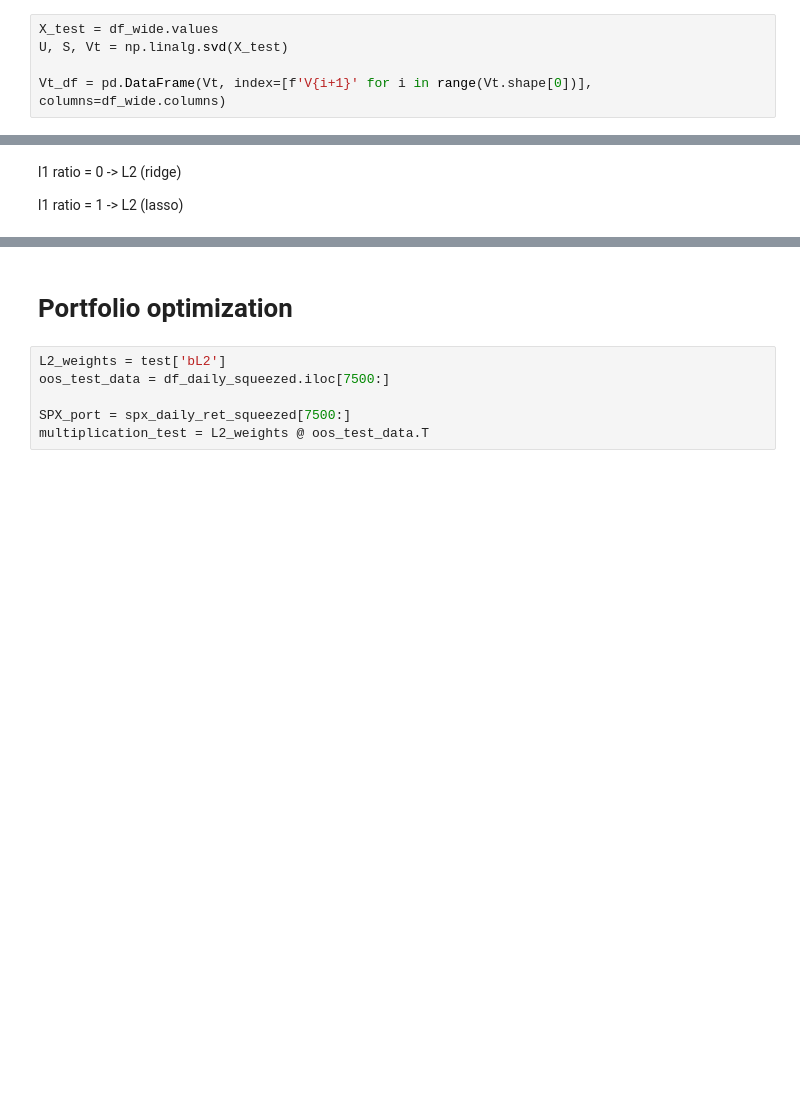
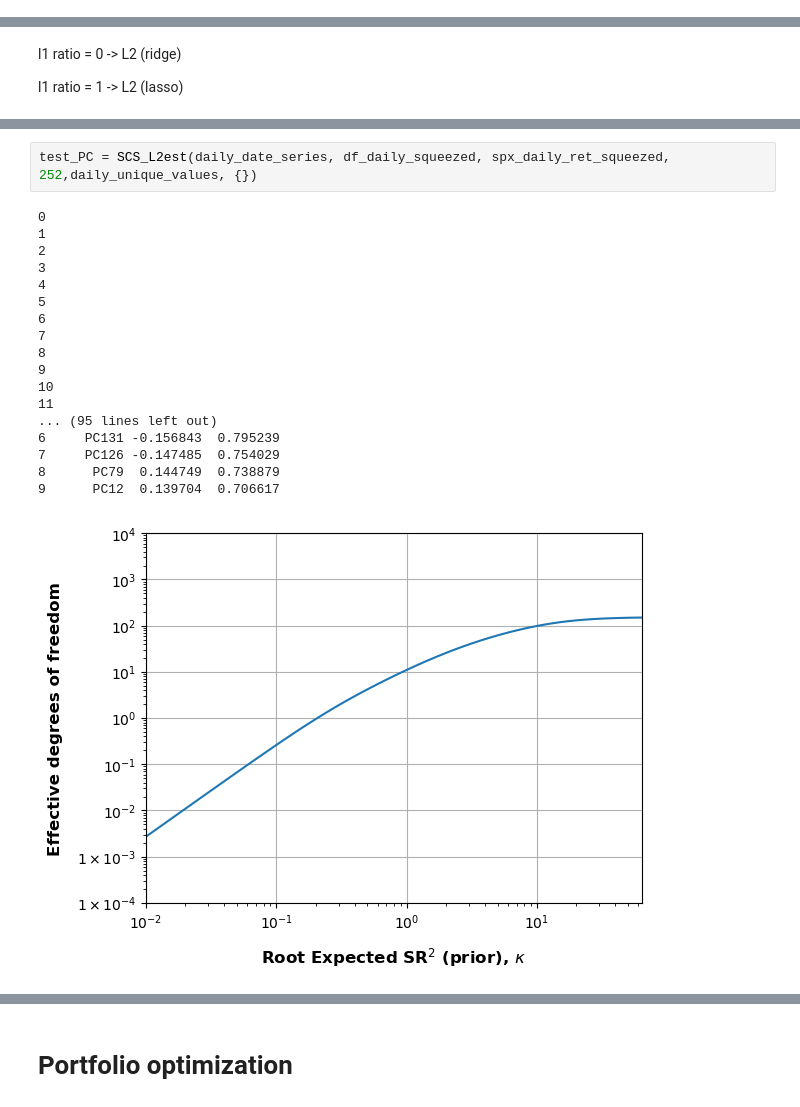
Before and after one commit to simmelholt/ML-codes, a Jupyter notebook: Master Thesis.ipynb, the cells around one changed output, grey strips where cells are left out. Drawn from its saved outputs; the diff is of its cells as text; blank space fills up the shorter version.

```diff
--- a/Master Thesis.ipynb
+++ b/Master Thesis.ipynb
@@ -1102,5 +872,0 @@ plt.show()
-# %%
-X_test = df_wide.values
-U, S, Vt = np.linalg.svd(X_test)
-
-Vt_df = pd.DataFrame(Vt, index=[f'V{i+1}' for i in range(Vt.shape[0])], columns=df_wide.columns)
@@ -1255,0 +1623,21 @@ l1 ratio = 1 -> L2 (lasso)
+# %%
+test_PC = SCS_L2est(daily_date_series, df_daily_squeezed, spx_daily_ret_squeezed, 252,daily_unique_values, {})
+# %% [output]
+0
+1
+2
+3
+4
+5
+6
+7
+8
+9
+10
+11
+... (95 lines left out)
+6     PC131 -0.156843  0.795239
+7     PC126 -0.147485  0.754029
+8      PC79  0.144749  0.738879
+9      PC12  0.139704  0.706617
+[figure, added]
@@ -1256,8 +1647,2 @@ l1 ratio = 1 -> L2 (lasso)
 # %% [markdown]
 # Portfolio optimization
-# %%
-L2_weights = test['bL2']
-oos_test_data = df_daily_squeezed.iloc[7500:]
-
-SPX_port = spx_daily_ret_squeezed[7500:]
-multiplication_test = L2_weights @ oos_test_data.T
```
Also changed, not shown: parts of 42 cells of this notebook, 1 other file.
